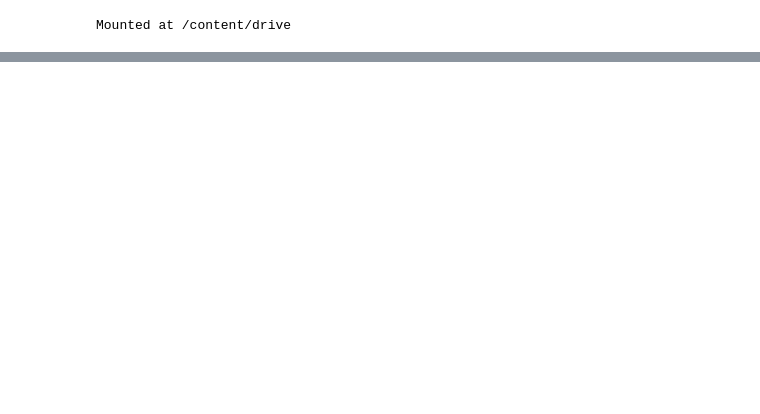
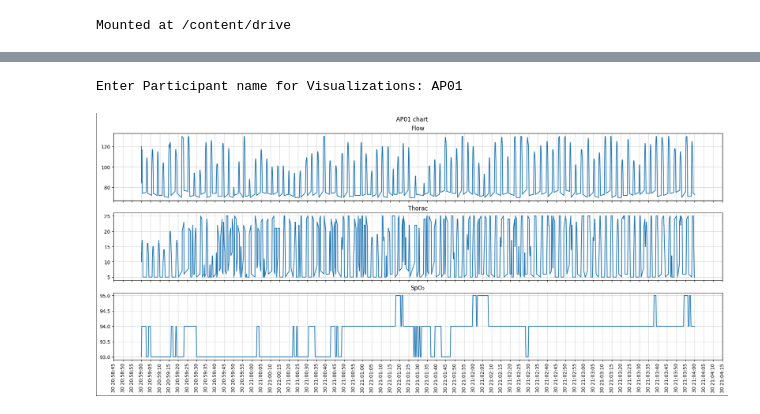
Before and after one commit to Nikhil-Rao-789/Ai-for-heath, a Jupyter notebook: Scripts/vis.ipynb, the cells around one changed output, grey strips where cells are left out. Cells and saved outputs as stored; diff of their text form; code cells hidden in the pictures; blank space fills up the shorter version.

```diff
--- a/Scripts/vis.ipynb
+++ b/Scripts/vis.ipynb
@@ -68,0 +17,15 @@ df.head(20)
+# %%
+participant = input("Enter Participant name for Visualizations: ")
+dfSP02 = pd.read_csv(f'{DATA_DIR}/{participant}/SPO2.txt', sep=';',skiprows=7,names=["Time","Value"])
+dfFlow = pd.read_csv(f'{DATA_DIR}/{participant}/Flow.txt', sep=';',skiprows=7,names=["Time","Value"])
+dfThorac = pd.read_csv(f'{DATA_DIR}/{participant}/Thorac.txt', sep=';',skiprows=7,names=["Time","Value"])
+# %% [output]
+Enter Participant name for Visualizations: AP01
+# %%
+dfSP02["Time"] = pd.to_datetime(dfSP02["Time"],format="%d.%m.%Y %H:%M:%S,%f")
+dfFlow["Time"] = pd.to_datetime(dfFlow["Time"],format="%d.%m.%Y %H:%M:%S,%f")
+dfThorac["Time"] = pd.to_datetime(dfThorac["Time"],format="%d.%m.%Y %H:%M:%S,%f")
+# %%
+dfSP02.set_index("Time",inplace = True)
+dfFlow.set_index("Time",inplace = True)
+dfThorac.set_index("Time",inplace = True)
@@ -68,0 +42,41 @@ df.head(20)
+# %%
+start_time1 = dfSP02.index[0]
+start_time2 = dfFlow.index[0]
+start_time3 = dfThorac.index[0]
+end_time1 = start_time1 + pd.Timedelta(seconds=300)
+end_time2 = start_time2 + pd.Timedelta(seconds=300)
+end_time3 = start_time3 + pd.Timedelta(seconds=300)
+
+dfSP02_5min = dfSP02.loc[start_time1:end_time1]
+dfFlow_5min = dfFlow.loc[start_time2:end_time2]
+dfThorac_5min = dfThorac.loc[start_time3:end_time3]
+# %%
+fig, ax = plt.subplots(3, 1,figsize=(18, 8),sharex=True,constrained_layout=True)
+fig.patch.set_facecolor("white")
+fig.patch.set_edgecolor("black")
+fig.patch.set_linewidth(1.2)
+
+ax[0].plot(dfFlow_5min.index, dfFlow_5min["Value"])
+ax[0].set_title("Flow")
+
+ax[1].plot(dfThorac_5min.index, dfThorac_5min["Value"])
+ax[1].set_title("Thorac")
+
+ax[2].plot(dfSP02_5min.index, dfSP02_5min["Value"])
+ax[2].set_title("SpO₂")
+
+ax[2].xaxis.set_major_formatter(mdates.DateFormatter("%d %H:%M:%S"))
+ax[2].xaxis.set_major_locator(mdates.SecondLocator(interval=5))
+
+plt.setp(ax[2].get_xticklabels(), rotation=90)
+plt.setp(ax[2].get_xticklabels(), rotation=90)
+for a in ax:
+    a.grid(True, which="major", color="lightgray", linewidth=0.8)
+    for spine in a.spines.values():
+        spine.set_color("black")
+        spine.set_linewidth(1)
+
+plt.suptitle("AP01 chart")
+plt.show()
+# %% [output]
+[figure, added]
```
Also changed, not shown: parts of 12 cells of this notebook.
